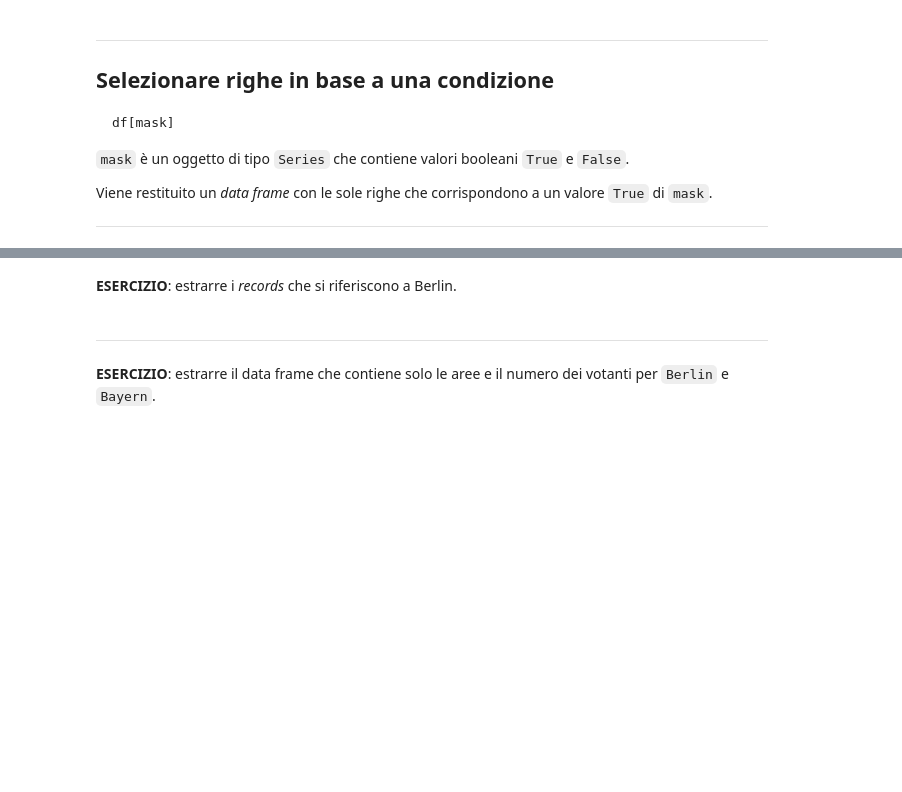
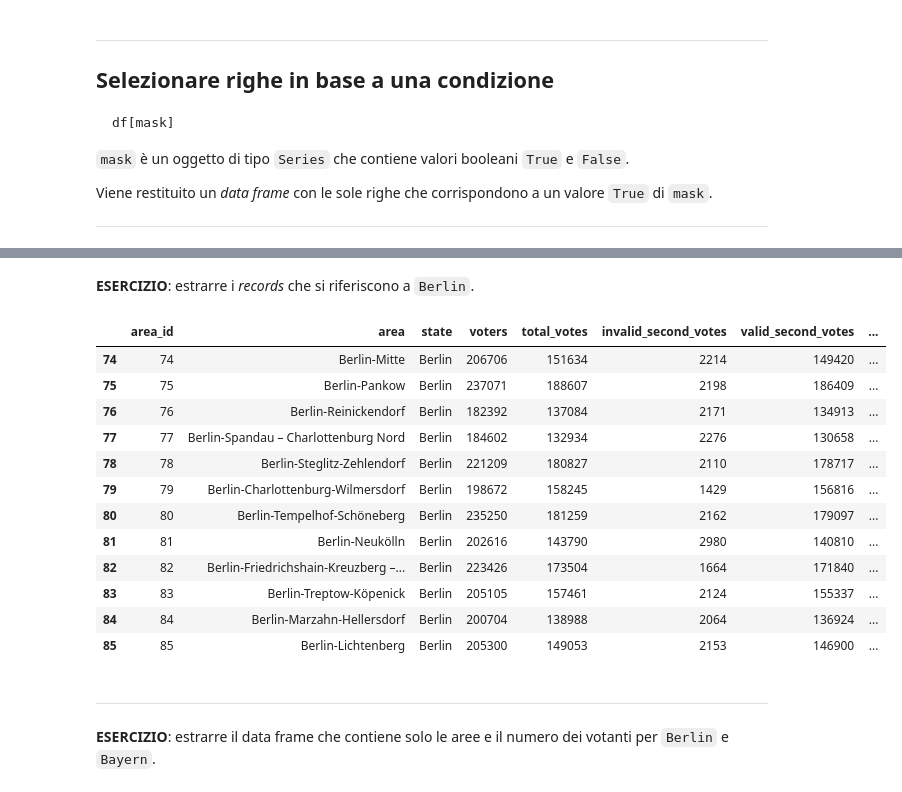
Before and after one commit to bioinformatica-corso/lezioni, a Jupyter notebook: laboratorio/lab13-30ott24/lezione6-pandas.ipynb, the cells around one changed output, grey strips where cells are left out. Drawn from its saved outputs; the diff is of its cells as text; code cells hidden in the pictures; blank space fills up the shorter version.

```diff
--- a/laboratorio/lab13-30ott24/lezione6-pandas.ipynb
+++ b/laboratorio/lab13-30ott24/lezione6-pandas.ipynb
@@ -94,0 +278,2 @@ Importare `Pandas`.
+# %%
+df['area_id'] = 0
@@ -158,5 +478,22 @@ Viene restituito un *data frame* con le sole righe che corrispondono a un valore
 # %% [markdown]
-**ESERCIZIO**: estrarre i *records* che si riferiscono a Berlin.
+**ESERCIZIO**: estrarre i *records* che si riferiscono a `Berlin`.
+# %%
+mask = df['state'] == 'Berlin'
+df[mask]
+# %% [output]
+|  | area_id | area | state | voters | total_votes | invalid_second_votes | valid_second_votes | ... |
+| 74 | 74 | Berlin-Mitte | Berlin | 206706 | 151634 | 2214 | 149420 | ... |
+| 75 | 75 | Berlin-Pankow | Berlin | 237071 | 188607 | 2198 | 186409 | ... |
+| 76 | 76 | Berlin-Reinickendorf | Berlin | 182392 | 137084 | 2171 | 134913 | ... |
+| 77 | 77 | Berlin-Spandau – Charlottenburg Nord | Berlin | 184602 | 132934 | 2276 | 130658 | ... |
+| 78 | 78 | Berlin-Steglitz-Zehlendorf | Berlin | 221209 | 180827 | 2110 | 178717 | ... |
+| 79 | 79 | Berlin-Charlottenburg-Wilmersdorf | Berlin | 198672 | 158245 | 1429 | 156816 | ... |
+| 80 | 80 | Berlin-Tempelhof-Schöneberg | Berlin | 235250 | 181259 | 2162 | 179097 | ... |
+| 81 | 81 | Berlin-Neukölln | Berlin | 202616 | 143790 | 2980 | 140810 | ... |
+| 82 | 82 | Berlin-Friedrichshain-Kreuzberg –... | Berlin | 223426 | 173504 | 1664 | 171840 | ... |
+| 83 | 83 | Berlin-Treptow-Köpenick | Berlin | 205105 | 157461 | 2124 | 155337 | ... |
+| 84 | 84 | Berlin-Marzahn-Hellersdorf | Berlin | 200704 | 138988 | 2064 | 136924 | ... |
+| 85 | 85 | Berlin-Lichtenberg | Berlin | 205300 | 149053 | 2153 | 146900 | ... |
 # %% [markdown]
 ---
 
```
Also changed, not shown: parts of 45 cells of this notebook.
